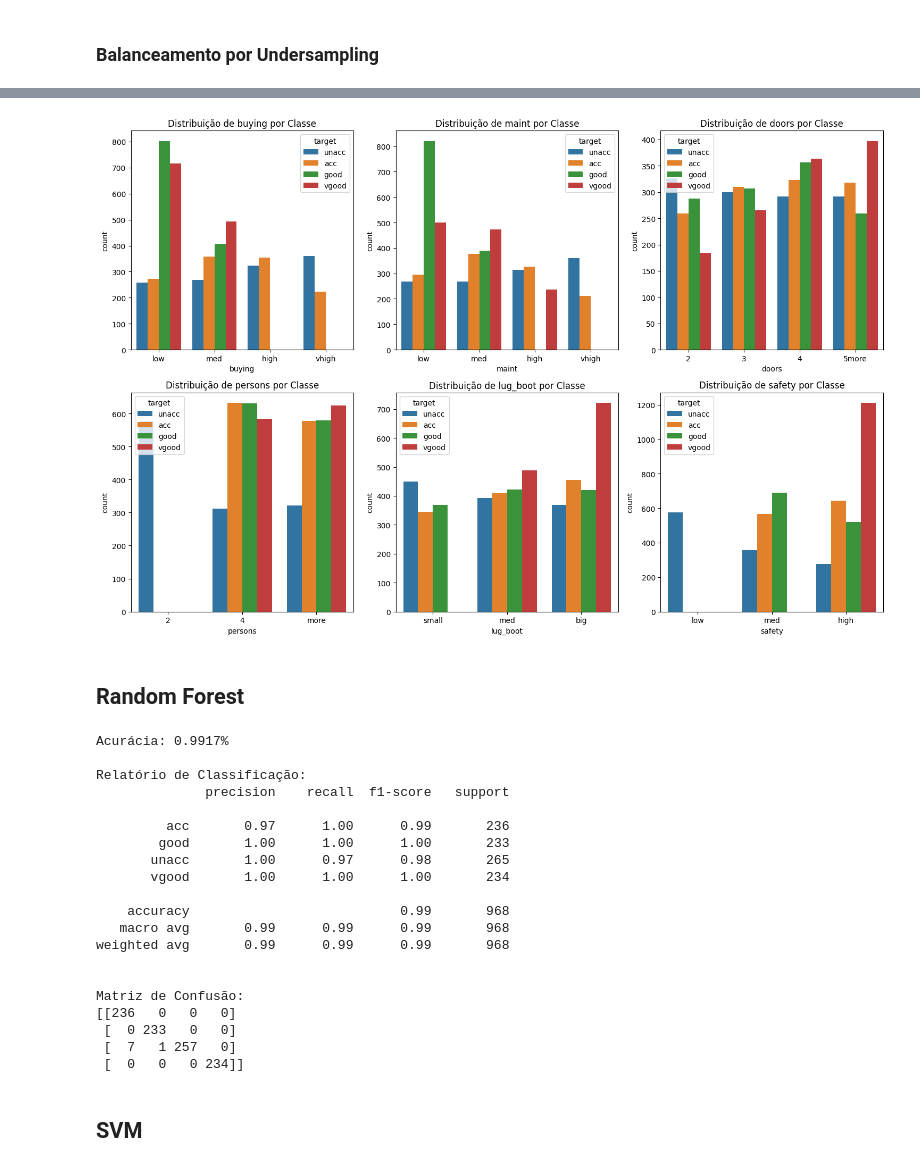
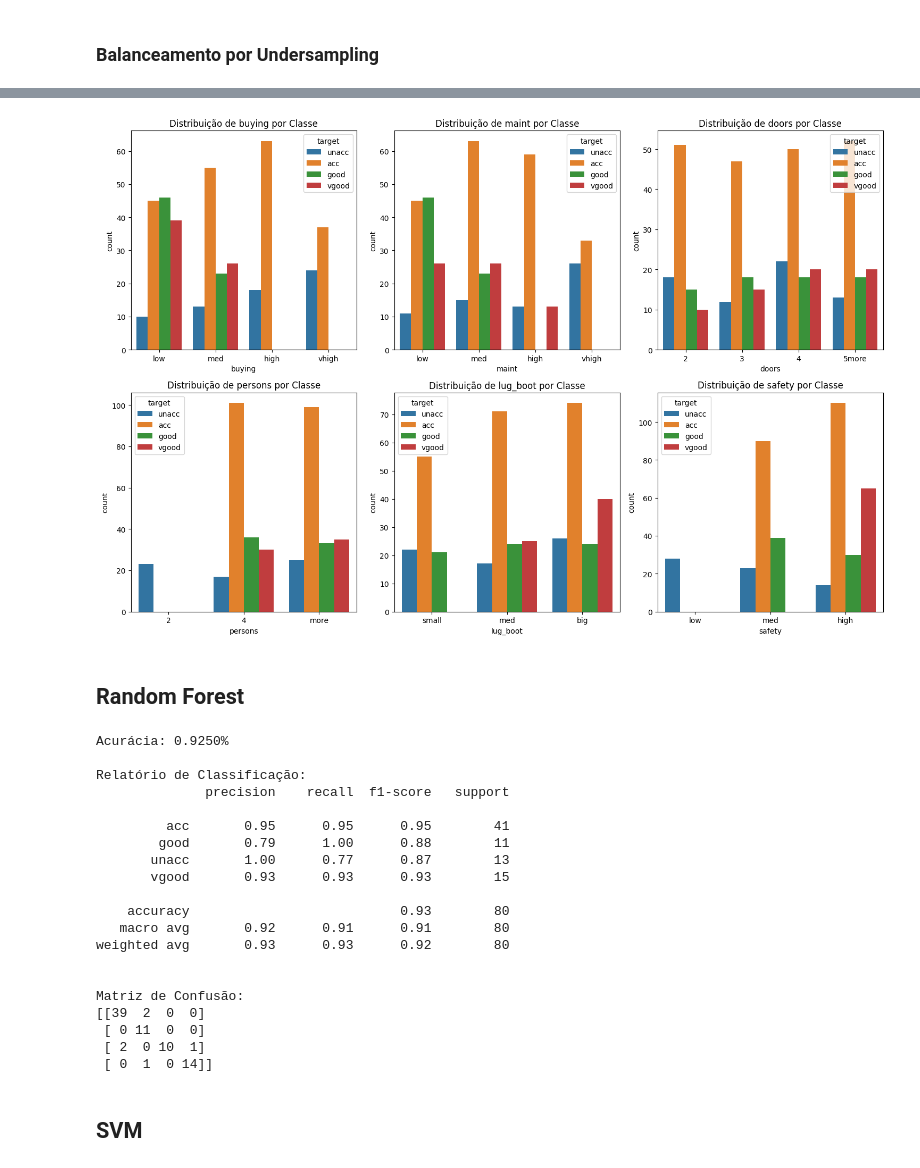
Before and after one commit to marcosbarross/Car-Evaluation, a Jupyter notebook: CarEvaluation.ipynb, the cells around one changed output, grey strips where cells are left out. Cells and saved outputs as stored; diff of their text form; code cells hidden in the pictures.

```diff
--- a/CarEvaluation.ipynb
+++ b/CarEvaluation.ipynb
@@ -108,18 +229,20 @@ plt.show()
 # %% [markdown]
 <h3>Balanceamento por Undersampling</h3>
 # %%
-df_majority_unacc = df_balanced[df_balanced['target'] == 'unacc']
-df_minority_acc = df_balanced[df_balanced['target'] == 'acc']
-df_minority_good = df_balanced[df_balanced['target'] == 'good']
-df_minority_vgood = df_balanced[df_balanced['target'] == 'vgood']
+df_majority_unacc = df[df['target'] == 'unacc']
+df_minority_acc = df[df['target'] == 'acc']
+df_minority_good = df[df['target'] == 'good']
+df_minority_vgood = df[df['target'] == 'vgood']
 
 undersample_size = min(len(df_minority_acc), len(df_minority_good), len(df_minority_vgood))
 
-# Subamostrar as classes majoritárias
+# Ajuste a taxa de subamostragem para a classe 'ACC'
+undersample_size_acc = 200  # Ajuste conforme necessário
 df_majority_unacc_undersampled = resample(df_majority_unacc, replace=False, n_samples=undersample_size, random_state=42)
+df_minority_acc_undersampled = resample(df_minority_acc, replace=False, n_samples=undersample_size_acc, random_state=42)
 
-# Combinar as classes majoritárias subamostradas com as classes minoritárias
-df_balanced_undersampled = pd.concat([df_majority_unacc_undersampled, df_minority_acc, df_minority_good, df_minority_vgood])
+# Combine as classes majoritárias subamostradas com as classes minoritárias
+df_balanced_undersampled = pd.concat([df_majority_unacc_undersampled, df_minority_acc_undersampled, df_minority_good, df_minority_vgood])
 
-# Embaralhar novamente o DataFrame
+# Embaralhe novamente o DataFrame
 df_balanced_undersampled = df_balanced_undersampled.sample(frac=1, random_state=42).reset_index(drop=True)
@@ -140,20 +315,20 @@ Name: target, dtype: int64
 # %%
-df_balanced['target'] = df_balanced['target'].cat.reorder_categories(['unacc', 'acc', 'good', 'vgood'], ordered=True)
-df_balanced['buying'] = df_balanced['buying'].cat.reorder_categories(['low', 'med', 'high', 'vhigh'], ordered=True)
-df_balanced['maint'] = df_balanced['maint'].cat.reorder_categories(['low', 'med', 'high', 'vhigh'], ordered=True)
-df_balanced['lug_boot'] = df_balanced['lug_boot'].cat.reorder_categories(['small', 'med', 'big'], ordered=True)
-df_balanced['safety'] = df_balanced['safety'].cat.reorder_categories(['low', 'med', 'high'], ordered=True)
+df_balanced_undersampled['target'] = df_balanced_undersampled['target'].cat.reorder_categories(['unacc', 'acc', 'good', 'vgood'], ordered=True)
+df_balanced_undersampled['buying'] = df_balanced_undersampled['buying'].cat.reorder_categories(['low', 'med', 'high', 'vhigh'], ordered=True)
+df_balanced_undersampled['maint'] = df_balanced_undersampled['maint'].cat.reorder_categories(['low', 'med', 'high', 'vhigh'], ordered=True)
+df_balanced_undersampled['lug_boot'] = df_balanced_undersampled['lug_boot'].cat.reorder_categories(['small', 'med', 'big'], ordered=True)
+df_balanced_undersampled['safety'] = df_balanced_undersampled['safety'].cat.reorder_categories(['low', 'med', 'high'], ordered=True)
 
 plt.figure(figsize=(15, 10))
 
 categorical_variables = ['buying', 'maint', 'doors', 'persons', 'lug_boot', 'safety']
 
 for i, var in enumerate(categorical_variables, 1):
     plt.subplot(2, 3, i)
-    sns.countplot(x=var, hue='target', data=df_balanced)
+    sns.countplot(x=var, hue='target', data=df_balanced_undersampled)
     plt.title(f'Distribuição de {var} por Classe')
 
 plt.tight_layout()
 plt.show()
 # %% [output]
-[figure, old version]
+[figure, new version]
@@ -170,10 +335,25 @@ X_train_encoded, X_test_encoded = X_train_encoded.align(X_test_encoded, join='ou
 # %% [markdown]
 <h2>Random Forest</h2>
 # %%
-rf_classifier.fit(X_train_encoded, y_train)
+X = df_balanced_undersampled.drop('target', axis=1)
+y = df_balanced_undersampled['target']
 
-predictions_rf = rf_classifier.predict(X_test_encoded)
+# Codificação one-hot para variáveis categóricas
+X_encoded = pd.get_dummies(X)
 
+# Dividir o conjunto de dados em treino e teste
+X_train, X_test, y_train, y_test = train_test_split(X_encoded, y, test_size=0.2, random_state=42)
+
+# Inicializar o modelo Random Forest
+rf_classifier = RandomForestClassifier(random_state=42)
+
+# Treinar o modelo
+rf_classifier.fit(X_train, y_train)
+
+# Fazer previsões no conjunto de teste
+predictions_rf = rf_classifier.predict(X_test)
+
+# Avaliar o desempenho do modelo
 accuracy = accuracy_score(y_test, predictions_rf)
 print(f'Acurácia: {accuracy:.4f}%')
 
@@ -184,26 +364,26 @@ conf_matrix = confusion_matrix(y_test, predictions_rf)
 print('\nMatriz de Confusão:')
 print(conf_matrix)
 # %% [output]
-Acurácia: 0.9917%
+Acurácia: 0.9250%
 
 Relatório de Classificação:
               precision    recall  f1-score   support
 
-         acc       0.97      1.00      0.99       236
-        good       1.00      1.00      1.00       233
-       unacc       1.00      0.97      0.98       265
-       vgood       1.00      1.00      1.00       234
+         acc       0.95      0.95      0.95        41
+        good       0.79      1.00      0.88        11
+       unacc       1.00      0.77      0.87        13
+       vgood       0.93      0.93      0.93        15
 
-    accuracy                           0.99       968
-   macro avg       0.99      0.99      0.99       968
-weighted avg       0.99      0.99      0.99       968
+    accuracy                           0.93        80
+   macro avg       0.92      0.91      0.91        80
+weighted avg       0.93      0.93      0.92        80
 
 
 Matriz de Confusão:
-[[236   0   0   0]
- [  0 233   0   0]
- [  7   1 257   0]
- [  0   0   0 234]]
+[[39  2  0  0]
+ [ 0 11  0  0]
+ [ 2  0 10  1]
+ [ 0  1  0 14]]
 # %% [markdown]
 <h2>SVM</h2>
 # %%
```
Also changed, not shown: parts of 17 cells of this notebook.
